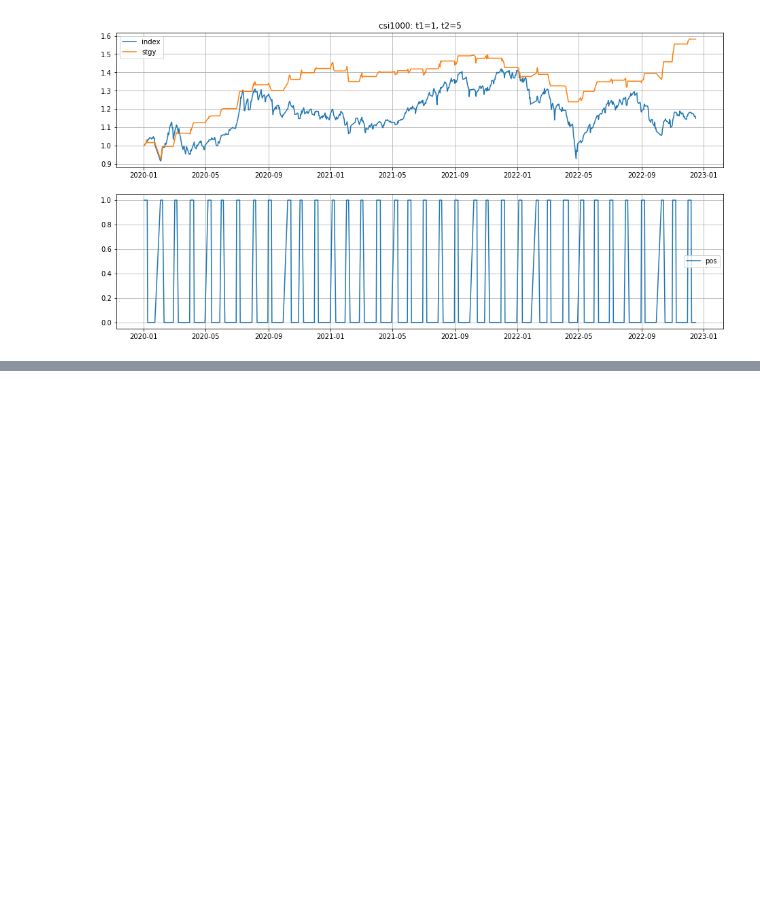
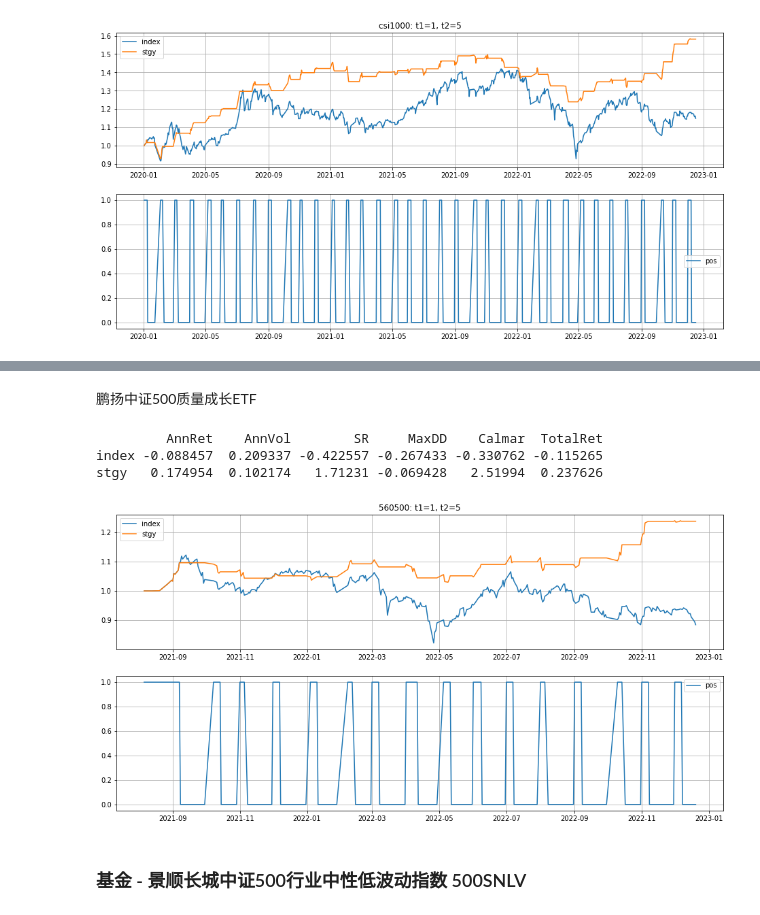
Before and after one commit to hdouhua/pick-up-python, a Jupyter notebook: inv/calendar-strrategy.ipynb, the cells around one changed output, grey strips where cells are left out. Drawn from its saved outputs; the diff is of its cells as text; code cells hidden in the pictures; blank space fills up the shorter version.

```diff
--- a/inv/calendar-strrategy.ipynb
+++ b/inv/calendar-strrategy.ipynb
@@ -109 +154,15 @@ index_data.rename(columns={'nav': symbol_id}, inplace=True)
+# %% [markdown]
+鹏扬中证500质量成长ETF
+# %%
+symbol_id = '560500'
+
+index_data = load_fund_data(symbol_id, col_mappings={'close': symbol_id}, folder='./res/500')
+calendar_strategy(index_data, symbol_id, start_date, end_date, day_range, fee_rate_stock)
+# %% [output]
+         AnnRet    AnnVol        SR     MaxDD    Calmar  TotalRet
+index -0.088457  0.209337 -0.422557 -0.267433 -0.330762 -0.115265
+stgy   0.174954  0.102174   1.71231 -0.069428   2.51994  0.237626
+[figure, added]
+# %% [markdown]
+### 基金 - 景顺长城中证500行业中性低波动指数 500SNLV
 # %%
```
Also changed, not shown: parts of 49 cells of this notebook, 26 other files.
